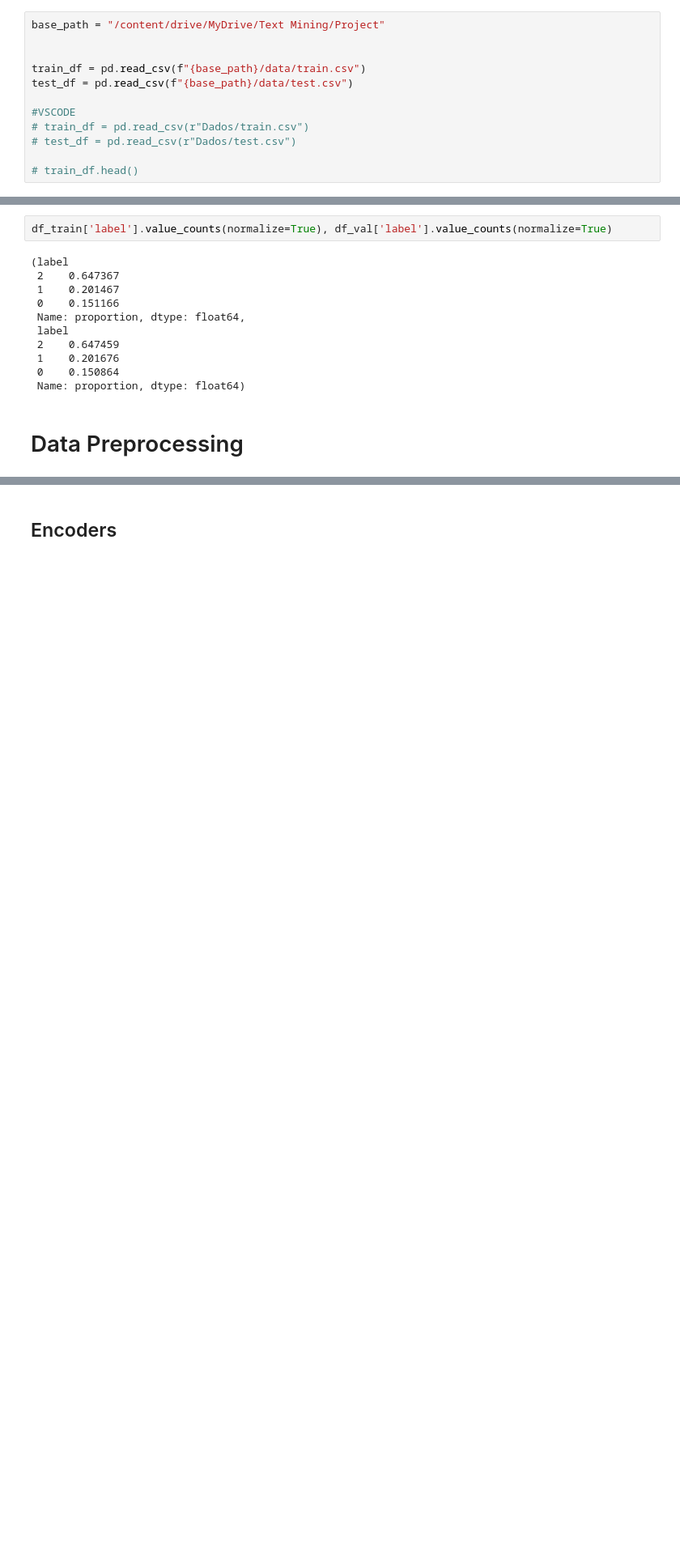
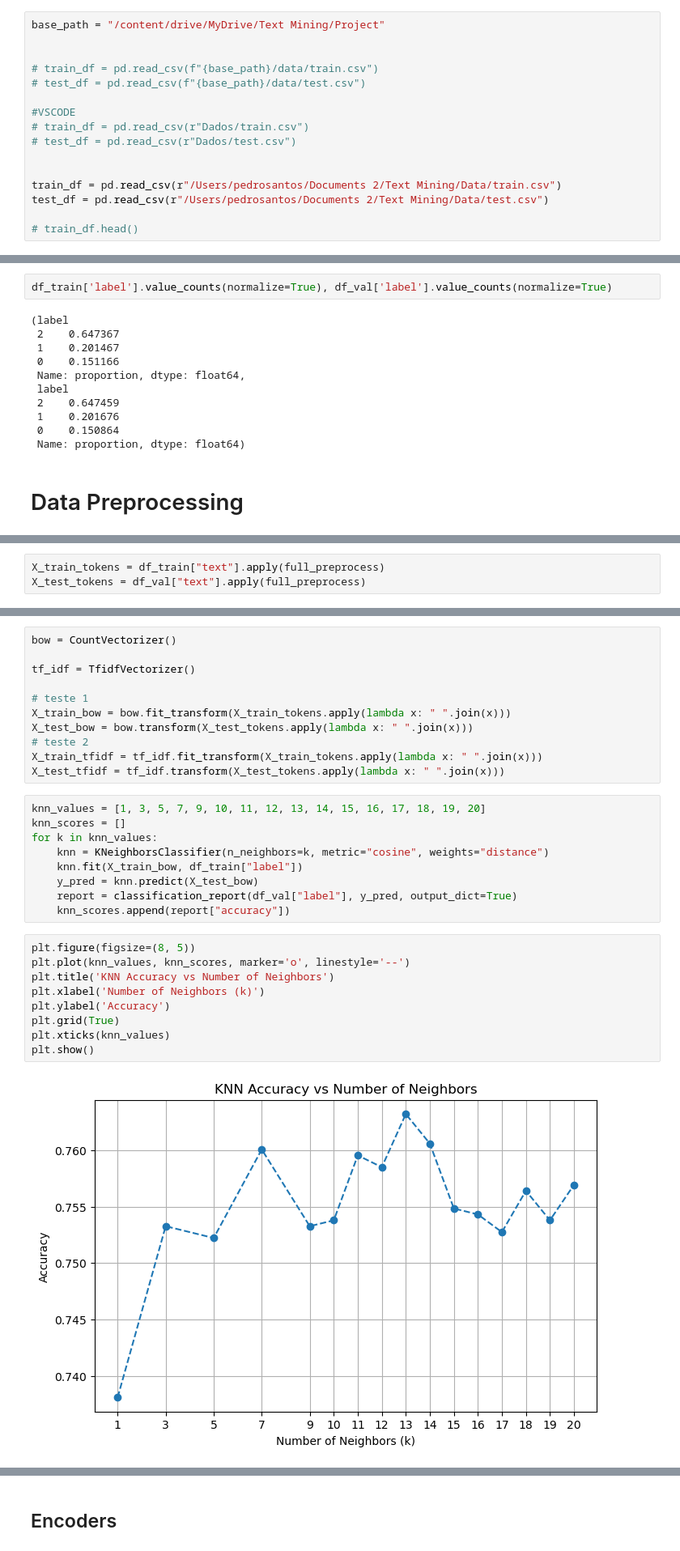
Before and after one commit to rmiranda37/text_mining_2025, a Jupyter notebook: Entrega Final/tm_testes_11.ipynb, the cells around one changed output, grey strips where cells are left out. Shown at 81% size. Cells and saved outputs as stored; diff of their text form; blank space fills up the shorter version.

```diff
--- a/Entrega Final/tm_testes_11.ipynb
+++ b/Entrega Final/tm_testes_11.ipynb
@@ -103,13 +158,17 @@ import html
 base_path = "/content/drive/MyDrive/Text Mining/Project"
 
 
-train_df = pd.read_csv(f"{base_path}/data/train.csv")
-test_df = pd.read_csv(f"{base_path}/data/test.csv")
+# train_df = pd.read_csv(f"{base_path}/data/train.csv")
+# test_df = pd.read_csv(f"{base_path}/data/test.csv")
 
 #VSCODE
 # train_df = pd.read_csv(r"Dados/train.csv")
 # test_df = pd.read_csv(r"Dados/test.csv")
 
+
+train_df = pd.read_csv(r"/Users/pedrosantos/Documents 2/Text Mining/Data/train.csv")
+test_df = pd.read_csv(r"/Users/pedrosantos/Documents 2/Text Mining/Data/test.csv")
+
 # train_df.head()
 # %% [markdown]
 # EDA
@@ -681,0 +768,3 @@ df_train['label'].value_counts(normalize=True), df_val['label'].value_counts(nor
+# %%
+X_train_tokens = df_train["text"].apply(full_preprocess)
+X_test_tokens = df_val["text"].apply(full_preprocess)
@@ -681,0 +777,31 @@ df_train['label'].value_counts(normalize=True), df_val['label'].value_counts(nor
+# %%
+bow = CountVectorizer()
+
+tf_idf = TfidfVectorizer()
+
+# teste 1
+X_train_bow = bow.fit_transform(X_train_tokens.apply(lambda x: " ".join(x)))
+X_test_bow = bow.transform(X_test_tokens.apply(lambda x: " ".join(x)))
+# teste 2
+X_train_tfidf = tf_idf.fit_transform(X_train_tokens.apply(lambda x: " ".join(x)))
+X_test_tfidf = tf_idf.transform(X_test_tokens.apply(lambda x: " ".join(x)))
+# %%
+knn_values = [1, 3, 5, 7, 9, 10, 11, 12, 13, 14, 15, 16, 17, 18, 19, 20]
+knn_scores = []
+for k in knn_values:
+    knn = KNeighborsClassifier(n_neighbors=k, metric="cosine", weights="distance")
+    knn.fit(X_train_bow, df_train["label"])
+    y_pred = knn.predict(X_test_bow)
+    report = classification_report(df_val["label"], y_pred, output_dict=True)
+    knn_scores.append(report["accuracy"])
+# %%
+plt.figure(figsize=(8, 5))
+plt.plot(knn_values, knn_scores, marker='o', linestyle='--')
+plt.title('KNN Accuracy vs Number of Neighbors')
+plt.xlabel('Number of Neighbors (k)')
+plt.ylabel('Accuracy')
+plt.grid(True)
+plt.xticks(knn_values)
+plt.show()
+# %% [output]
+[figure, added]
```
Also changed, not shown: parts of 47 cells of this notebook, 2 other files.
